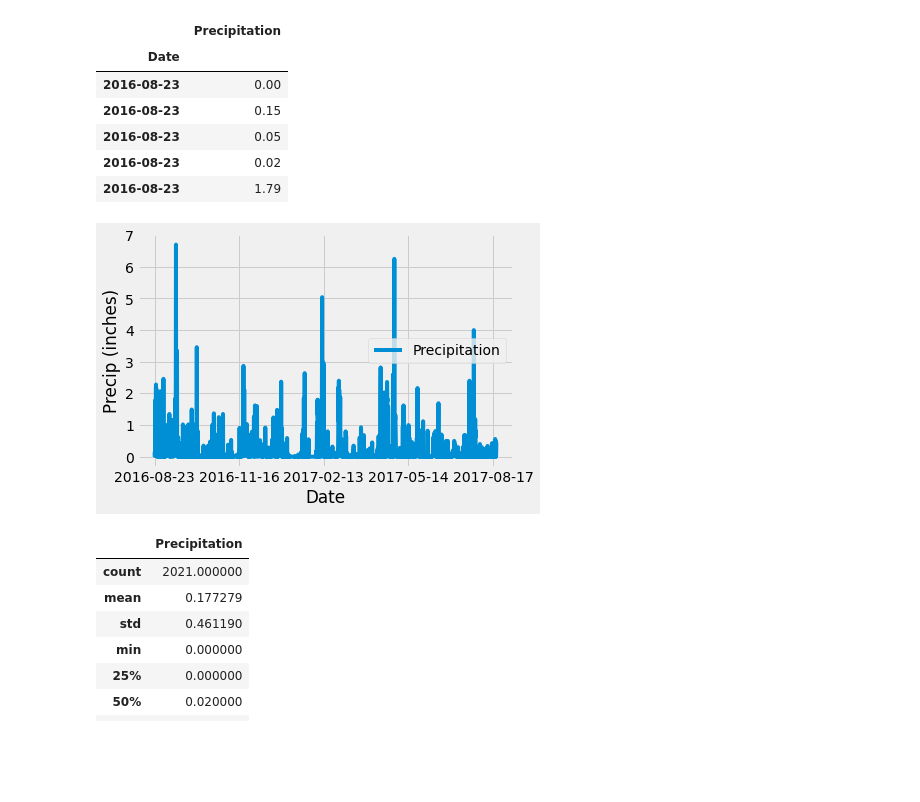
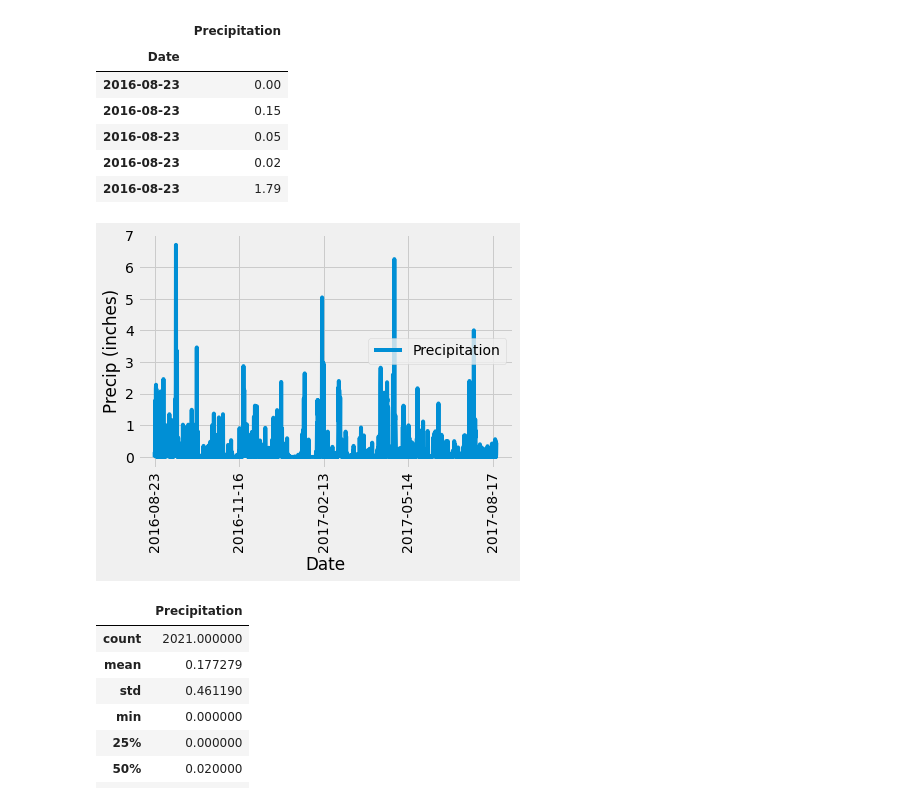
Before and after one commit to OAEspinoza/sqlalchemy-challenge, a Jupyter notebook: SurfsUp/climate_starter.ipynb, the cells around one changed output. Cells and saved outputs as stored; diff of their text form; code cells hidden in the pictures; blank space fills up the shorter version.

```diff
--- a/SurfsUp/climate_starter.ipynb
+++ b/SurfsUp/climate_starter.ipynb
@@ -95,12 +95,12 @@ precipitation_DF.head()
 | 2016-08-23 | 1.79 |
 # %%
 # Use Pandas Plotting with Matplotlib to plot the data
-precipitation_DF.plot()
+precipitation_DF.plot(rot=90)
 plt.ylabel("Precip (inches)")
 plt.savefig("Precipitation.png")
 plt.show()
 # %% [output]
-[figure, old version]
+[figure, new version]
 # %%
 # Use Pandas to calcualte the summary statistics for the precipitation data
 precipitation_DF.describe()
```
Also changed, not shown: 3 other files.
